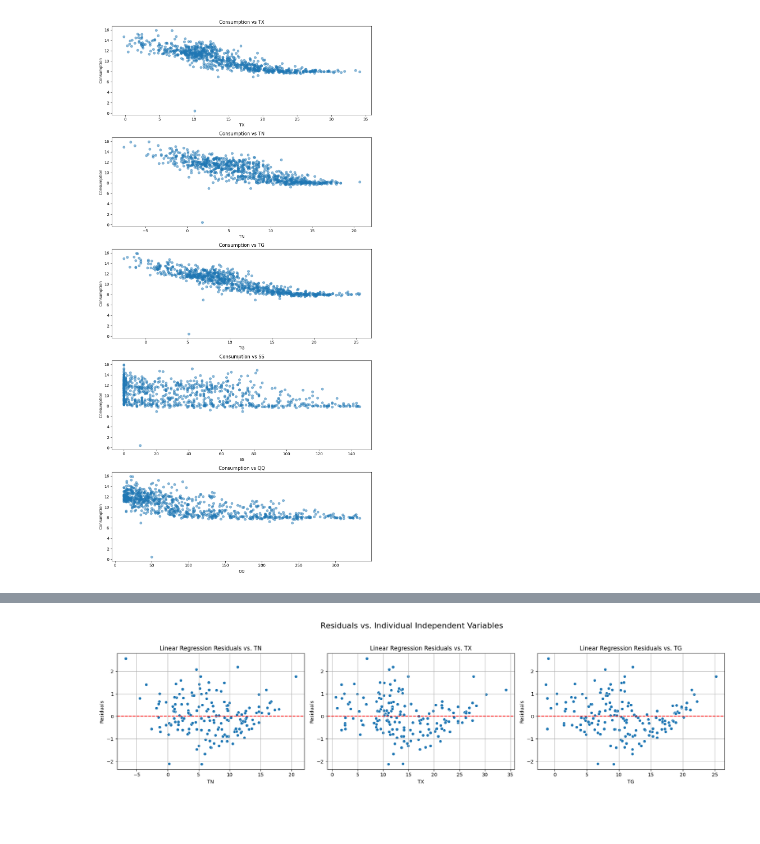
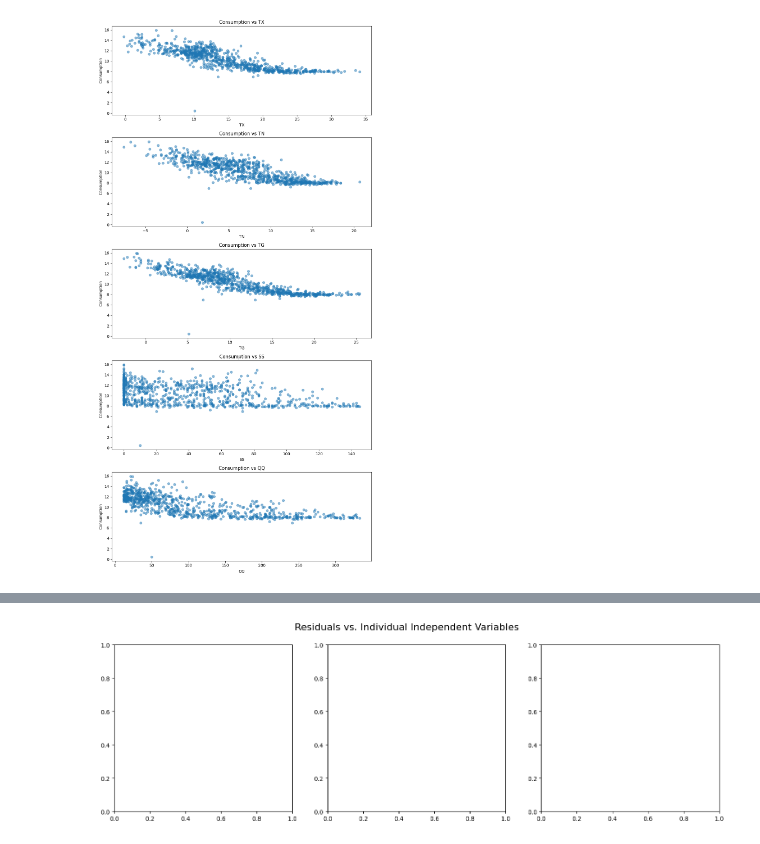
Before and after one commit to TheSunsHoRyzen/Energy-Heatwave-Predictor, a Jupyter notebook: dataset.ipynb, the cells around one changed output, grey strips where cells are left out. Cells and saved outputs as stored; diff of their text form; code cells hidden in the pictures; blank space fills up the shorter version.

```diff
--- a/dataset.ipynb
+++ b/dataset.ipynb
@@ -401,35 +488,38 @@ plt.show()
 # %%
+
 
 # Create a figure with subplots for each independent variable
 fig, axes = plt.subplots(1, 3, figsize=(18, 5))
 fig.suptitle('Model Predictions vs. Individual Independent Variables', fontsize=16)
 
+
+
 # Plot for X1
-sns.scatterplot(x=X_test['TN'], y=y_test, ax=axes[0])
-# axes[0].plot(X_test['TN'],y_pred_linear, color='r', linestyle='--')
-sns.scatterplot(x=X_test['TN'],y=y_pred_linear, color='r',ax=axes[0])
-axes[0].set_title('Linear Regression Predictions vs. TN')
-axes[0].set_xlabel('TN (degrees C)')
-axes[0].set_ylabel('Consumption (KWH)')
-axes[0].grid(True)
+# sns.scatterplot(x=X_test['TN'], y=y_test, ax=axes[0])
+# # axes[0].plot(X_test['TN'],y_pred_linear, color='r', linestyle='--')
+# sns.scatterplot(x=X_test['TN'],y=y_pred_linear, color='r',ax=axes[0])
+# axes[0].set_title('Linear Regression Predictions vs. TN')
+# axes[0].set_xlabel('TN (degrees C)')
+# axes[0].set_ylabel('Consumption (KWH)')
+# axes[0].grid(True)
 
 # # Plot for X2
-sns.scatterplot(x=X_test['TX'], y=y_test, ax=axes[1])
-# axes[1].plot(X_test['TX'],y_pred_linear, color='r', linestyle='--')
-sns.scatterplot(x=X_test['TX'],y=y_pred_linear, color='r',ax=axes[1])
-axes[1].set_title('Linear Regression Predictions vs. TX')
-axes[1].set_xlabel('TX (degrees C)')
-axes[1].set_ylabel('Consumption (KWH)')
-axes[1].grid(True)
+# sns.scatterplot(x=X_test['TX'], y=y_test, ax=axes[1])
+# # axes[1].plot(X_test['TX'],y_pred_linear, color='r', linestyle='--')
+# sns.scatterplot(x=X_test['TX'],y=y_pred_linear, color='r',ax=axes[1])
+# axes[1].set_title('Linear Regression Predictions vs. TX')
+# axes[1].set_xlabel('TX (degrees C)')
+# axes[1].set_ylabel('Consumption (KWH)')
+# axes[1].grid(True)
 
-# # Plot for X3
-sns.scatterplot(x=X_test['TG'], y=y_test, ax=axes[2])
-# axes[2].plot(X_test["TG"],y_pred_linear, color='r', linestyle='--')
-sns.scatterplot(x=X_test['TG'],y=y_pred_linear, color='r',ax=axes[2])
-axes[2].set_title('Linear Regression Predictions vs. TG')
-axes[2].set_xlabel('TG (degrees C)')
-axes[2].set_ylabel('Consumption (KWH)')
-axes[2].grid(True)
+# # # Plot for X3
+# sns.scatterplot(x=X_test['TG'], y=y_test, ax=axes[2])
+# # axes[2].plot(X_test["TG"],y_pred_linear, color='r', linestyle='--')
+# sns.scatterplot(x=X_test['TG'],y=y_pred_linear, color='r',ax=axes[2])
+# axes[2].set_title('Linear Regression Predictions vs. TG')
+# axes[2].set_xlabel('TG (degrees C)')
+# axes[2].set_ylabel('Consumption (KWH)')
+# axes[2].grid(True)
 
 
 # Plot actual Residuals for the linear regressor - only way to plot it seems like
@@ -438,28 +528,36 @@ fig, axes = plt.subplots(1, 3, figsize=(18, 5))
 fig.suptitle('Residuals vs. Individual Independent Variables', fontsize=16)
 
 # Plot for X1
-sns.scatterplot(x=X_test['TN'], y=residuals_linear, ax=axes[0])
+# sns.scatterplot(x=X_test['TN'], y=residuals_linear, ax=axes[0])
+# axes[0].axhline(y=0, color='r', linestyle='--')
+# axes[0].set_title('Linear Regression Residuals vs. TN')
+# axes[0].set_xlabel('TN')
+# axes[0].set_ylabel('Residuals')
+# axes[0].grid(True)
+
+# Plot for X1
+sns.scatterplot(x=X_test['TG'], y=residuals_linear, ax=axes[0])
 axes[0].axhline(y=0, color='r', linestyle='--')
 axes[0].set_title('Linear Regression Residuals vs. TN')
 axes[0].set_xlabel('TN')
 axes[0].set_ylabel('Residuals')
 axes[0].grid(True)
 
-# Plot for X2
-sns.scatterplot(x=X_test['TX'], y=residuals_linear, ax=axes[1])
-axes[1].axhline(y=0, color='r', linestyle='--')
-axes[1].set_title('Linear Regression Residuals vs. TX')
-axes[1].set_xlabel('TX')
-axes[1].set_ylabel('Residuals')
-axes[1].grid(True)
+# # Plot for X2
+# sns.scatterplot(x=X_test['TX'], y=residuals_linear, ax=axes[1])
+# axes[1].axhline(y=0, color='r', linestyle='--')
+# axes[1].set_title('Linear Regression Residuals vs. TX')
+# axes[1].set_xlabel('TX')
+# axes[1].set_ylabel('Residuals')
+# axes[1].grid(True)
 
-# Plot for X3
-sns.scatterplot(x=X_test['TG'], y=residuals_linear, ax=axes[2])
-axes[2].axhline(y=0, color='r', linestyle='--')
-axes[2].set_title('Linear Regression Residuals vs. TG')
-axes[2].set_xlabel('TG')
-axes[2].set_ylabel('Residuals')
-axes[2].grid(True)
+# # Plot for X3
+# sns.scatterplot(x=X_test['TG'], y=residuals_linear, ax=axes[2])
+# axes[2].axhline(y=0, color='r', linestyle='--')
+# axes[2].set_title('Linear Regression Residuals vs. TG')
+# axes[2].set_xlabel('TG')
+# axes[2].set_ylabel('Residuals')
+# axes[2].grid(True)
 
 plt.tight_layout(rect=[0, 0.03, 1, 0.95]) # Adjust layout to prevent title overlap
 plt.show()
@@ -468,4 +567,4 @@ plt.show()
-[figure, old version]
+[figure, new version]
 # %%
 
 # Random Forest Regressor
```
Also changed, not shown: parts of 4 cells of this notebook, 1 other file.
